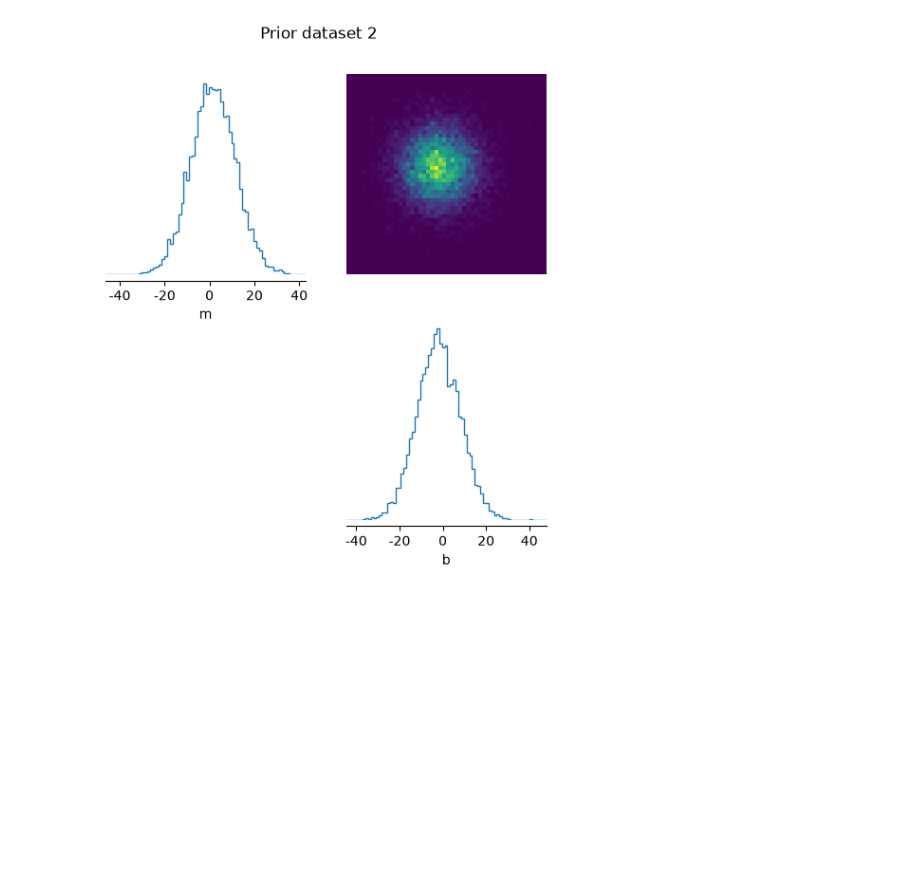
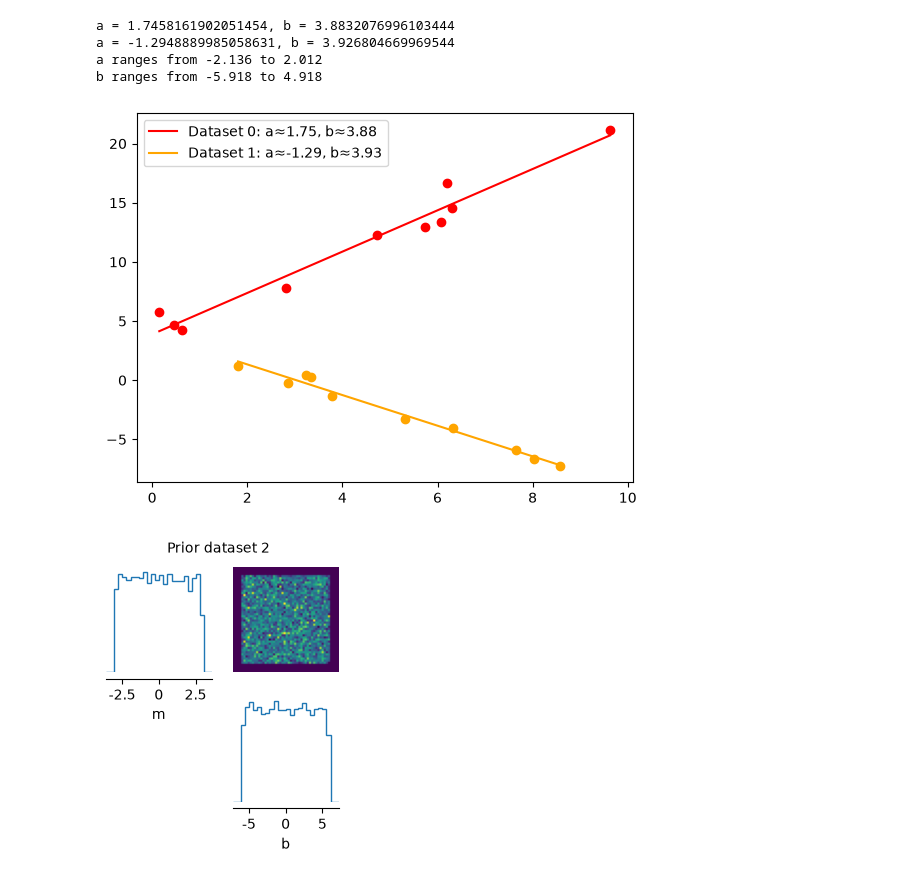
Before and after one commit to jarachisholm/SBI_clustering, a Jupyter notebook: fit_secret_lines.ipynb, the cells around one changed output. Drawn from its saved outputs; the diff is of its cells as text; code cells hidden in the pictures; blank space fills up the shorter version.

```diff
--- a/fit_secret_lines.ipynb
+++ b/fit_secret_lines.ipynb
@@ -146,17 +199,46 @@ Text(0.5, 1.0, 'Dataset 2')
+# %%
+#getting an idea of the range of slopes
+a_fits = []
+b_fits = []
+
+for ds_id, d in list(datasets)[:]:
+    a_fit, b_fit = np.polyfit(d['x'], d['y'], 1)
+
+    a_fits.append(a_fit)
+    b_fits.append(b_fit)
+
+color = ['red', 'orange']
+for ds_id, d in list(datasets)[:2]:
+    a_fit, b_fit = np.polyfit(d['x'], d['y'], 1)
+    plt.plot(d['x'], a_fit * d['x'] + b_fit, label=f'Dataset {ds_id}: a≈{a_fit:.2f}, b≈{b_fit:.2f}', color = color[ds_id])
+    plt.plot(d['x'], d['y'], 'o', color = color[ds_id])
+    plt.legend()
+    print(f'a = {a_fit}, b = {b_fit}')
+
+
+print(f'a ranges from {min(a_fits):.3f} to {max(a_fits):.3f}')
+print(f'b ranges from {min(b_fits):.3f} to {max(b_fits):.3f}')
+# %% [output]
+a = 1.7458161902051454, b = 3.8832076996103444
+a = -1.2948889985058631, b = 3.926804669969544
+a ranges from -2.136 to 2.012
+b ranges from -5.918 to 4.918
+[figure, added]
 # %%
-prior_2 = Independent(Normal(
-    loc=torch.tensor([1.7, -2], dtype=torch.float32),
-    scale=torch.tensor([10, 10], dtype=torch.float32)
-), 1)
+#Creating a prior for the set based on that range
+
+prior_2 = BoxUniform(low=torch.tensor([-3, -6]),
+                      high=torch.tensor([3, 6]))
 
 prior_samples2 = prior_2.sample((10000,))
+
 
 fig, ax = pairplot(
     prior_samples2,
     labels=["m", "b"],
-    figsize=(6, 6)
+    figsize=(3,3)
 )
-plt.suptitle("Prior dataset 2")
+plt.suptitle("Prior dataset 2", fontsize = 10 )
 plt.show()
 # %% [output]
-[figure, old version]
+[figure, new version]
```
Also changed, not shown: parts of 27 cells of this notebook.
